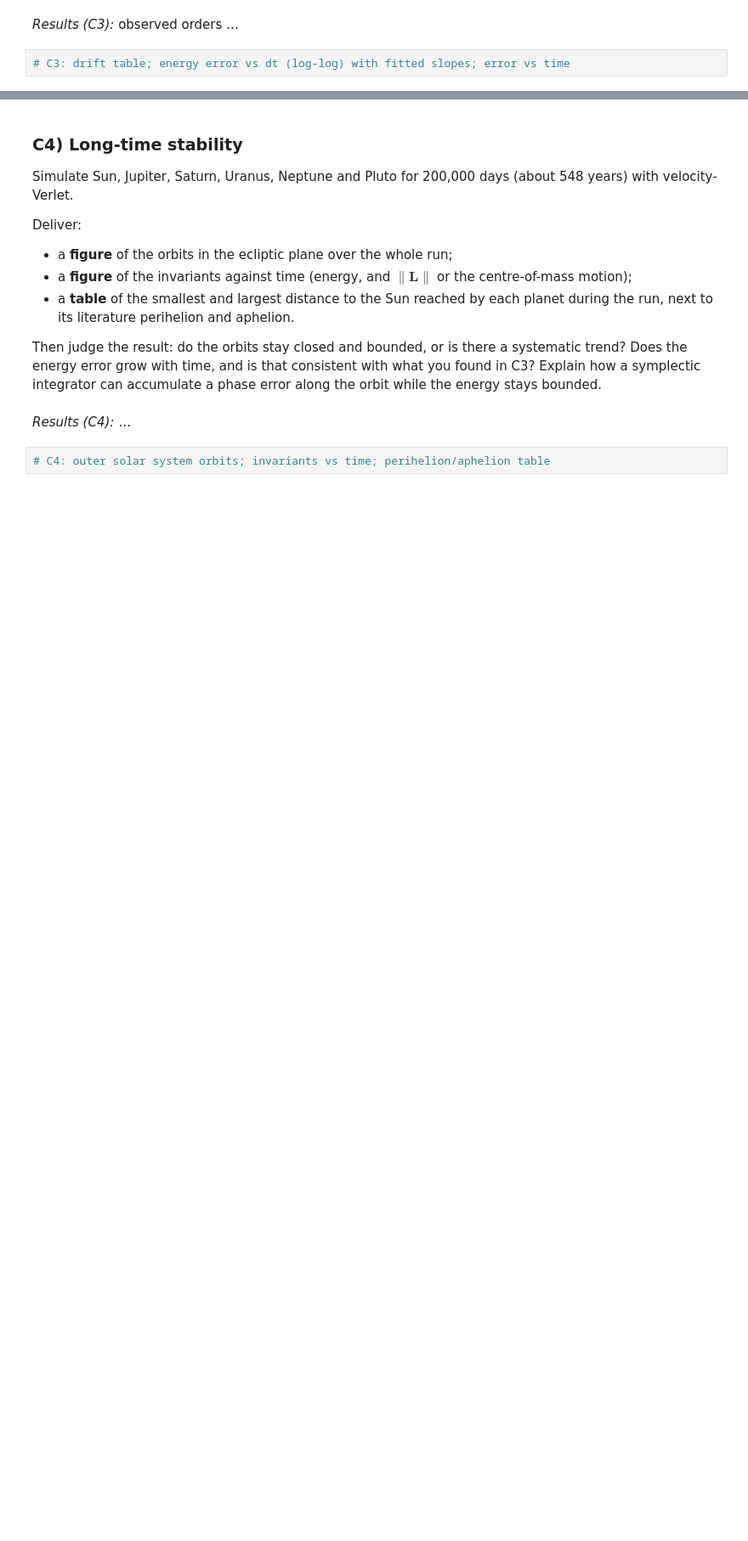
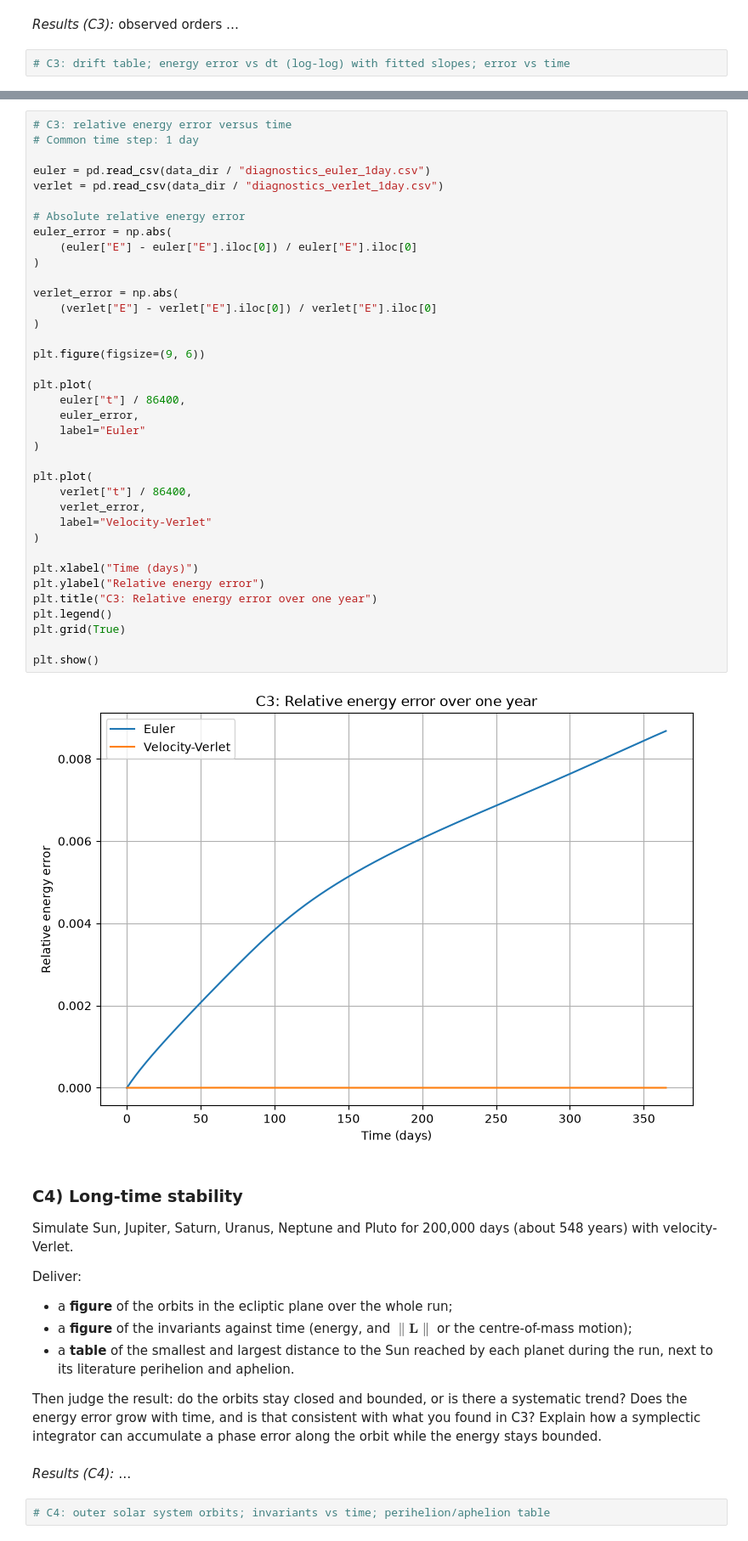
Before and after one commit to datomic117/Particle_based_simulations, a Jupyter notebook: Assignment_1/Submission/A1.ipynb, the cells around one changed output, grey strips where cells are left out. Shown at 85% size. Cells and saved outputs as stored; diff of their text form; blank space fills up the shorter version.

Commit message:
C3 data

```diff
--- a/Assignment_1/Submission/A1.ipynb
+++ b/Assignment_1/Submission/A1.ipynb
@@ -944,3 +1061,42 @@ of the way you wrote the force loop?
+# %%
+# C3: relative energy error versus time
+# Common time step: 1 day
+
+euler = pd.read_csv(data_dir / "diagnostics_euler_1day.csv")
+verlet = pd.read_csv(data_dir / "diagnostics_verlet_1day.csv")
+
+# Absolute relative energy error
+euler_error = np.abs(
+    (euler["E"] - euler["E"].iloc[0]) / euler["E"].iloc[0]
+)
+
+verlet_error = np.abs(
+    (verlet["E"] - verlet["E"].iloc[0]) / verlet["E"].iloc[0]
+)
+
+plt.figure(figsize=(9, 6))
+
+plt.plot(
+    euler["t"] / 86400,
+    euler_error,
+    label="Euler"
+)
+
+plt.plot(
+    verlet["t"] / 86400,
+    verlet_error,
+    label="Velocity-Verlet"
+)
+
+plt.xlabel("Time (days)")
+plt.ylabel("Relative energy error")
+plt.title("C3: Relative energy error over one year")
+plt.legend()
+plt.grid(True)
+
+plt.show()
+# %% [output]
+[figure, added]
 # %% [markdown]
 ### C4) Long-time stability
 
```
Also changed, not shown: parts of 3 cells of this notebook, 8 other files.
